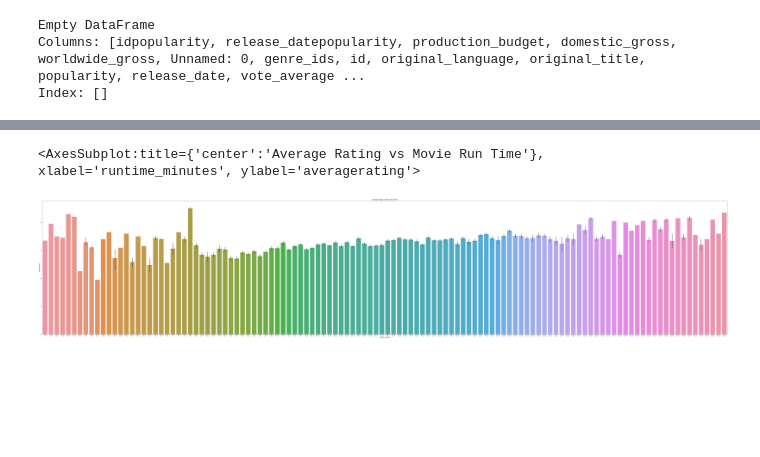
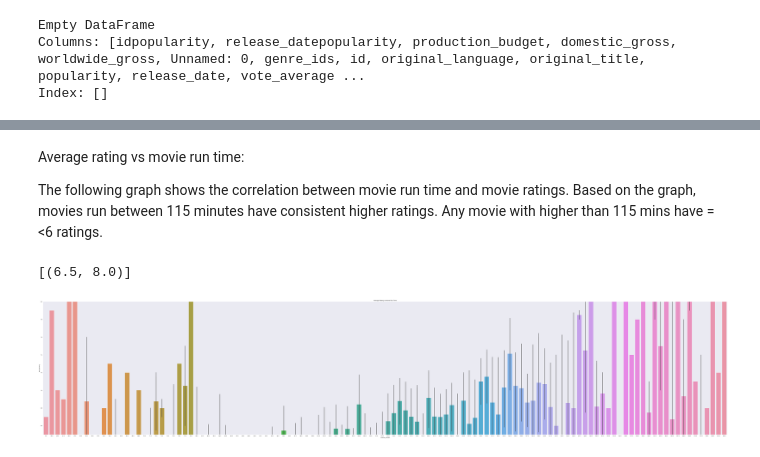
Before and after one commit to maliha1009/dsc-phase-1-project-v2-3, a Jupyter notebook: student.ipynb, the cells around one changed output, grey strips where cells are left out. Saved outputs shown, nothing was run; the diff lists cells and outputs as text; code cells hidden in the pictures; blank space fills up the shorter version.

```diff
--- a/student.ipynb
+++ b/student.ipynb
@@ -139,10 +158,10 @@ title_crew = pd.read_csv('zippedData/imdb.title.crew.csv.gz')
 imdb_df = title_ratings.set_index('tconst').join(title_basics.set_index('tconst'))
 # %%
 # to merge the csv files
-imdb_df = imdb_df.join(title_principals.set_index('tconst'))
+#imdb_df = imdb_df.join(title_principals.set_index('tconst'))
 # %%
 # to merge the csv files
-imdb_df = imdb_df.join(title_crew.set_index('tconst'), rsuffix = 'crew')
+#imdb_df = imdb_df.join(title_crew.set_index('tconst'), rsuffix = 'crew')
 # %%
 #to flag specific genre
 imdb_df['is_comedy']=imdb_df.genres.apply(is_comedy)
@@ -221,14 +240,16 @@ filtered_all_df
+# %% [markdown]
+Average rating vs movie run time:
+
+The following graph shows the correlation between movie run time and movie ratings.
+Based on the graph, movies run between 115 minutes have consistent higher ratings.
+Any movie with higher than 115 mins have =<6 ratings.
 # %%
-#Average rating vs movie run time:
-#The following graph shows the correlation between movie run time and movie ratings.
-#Based on the graph, movies run between 60 minutes to 130 minutes have higher ratings.
-#Any movie wuth higher than 60 mins have =<5 ratings.
-
-
 #To draw bar graph:
 plt.figure(figsize=(100,20))
 plt.title("Average Rating vs Movie Run Time")
 sns.barplot(x = 'runtime_minutes', y = 'averagerating', data = filtered_all_df)
+g=sns.barplot(x = 'runtime_minutes', y = 'averagerating', data = filtered_all_df)
+g.set(ylim=(6.5, 8))
 # %% [output]
-<AxesSubplot:title={'center':'Average Rating vs Movie Run Time'}, xlabel='runtime_minutes', ylabel='averagerating'>
+[(6.5, 8.0)]
-[figure, old version]
+[figure, new version]
```
Also changed, not shown: parts of 39 cells of this notebook, 1 other file.
